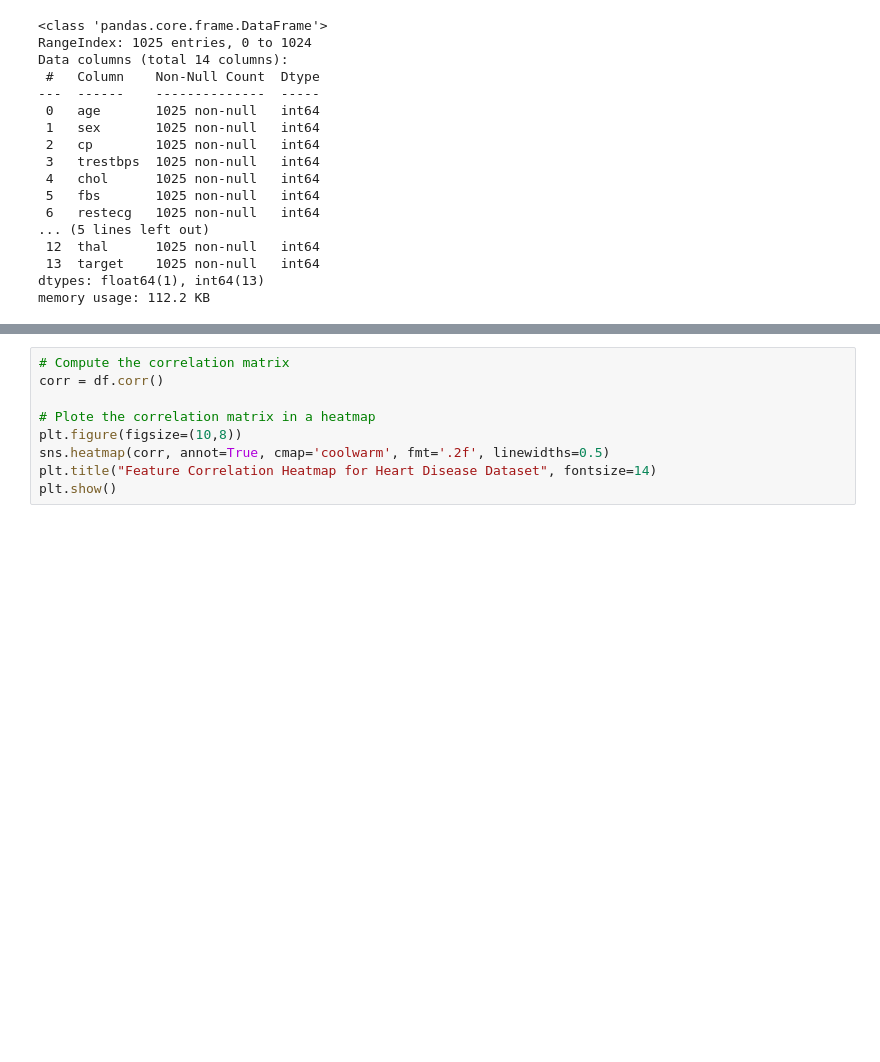
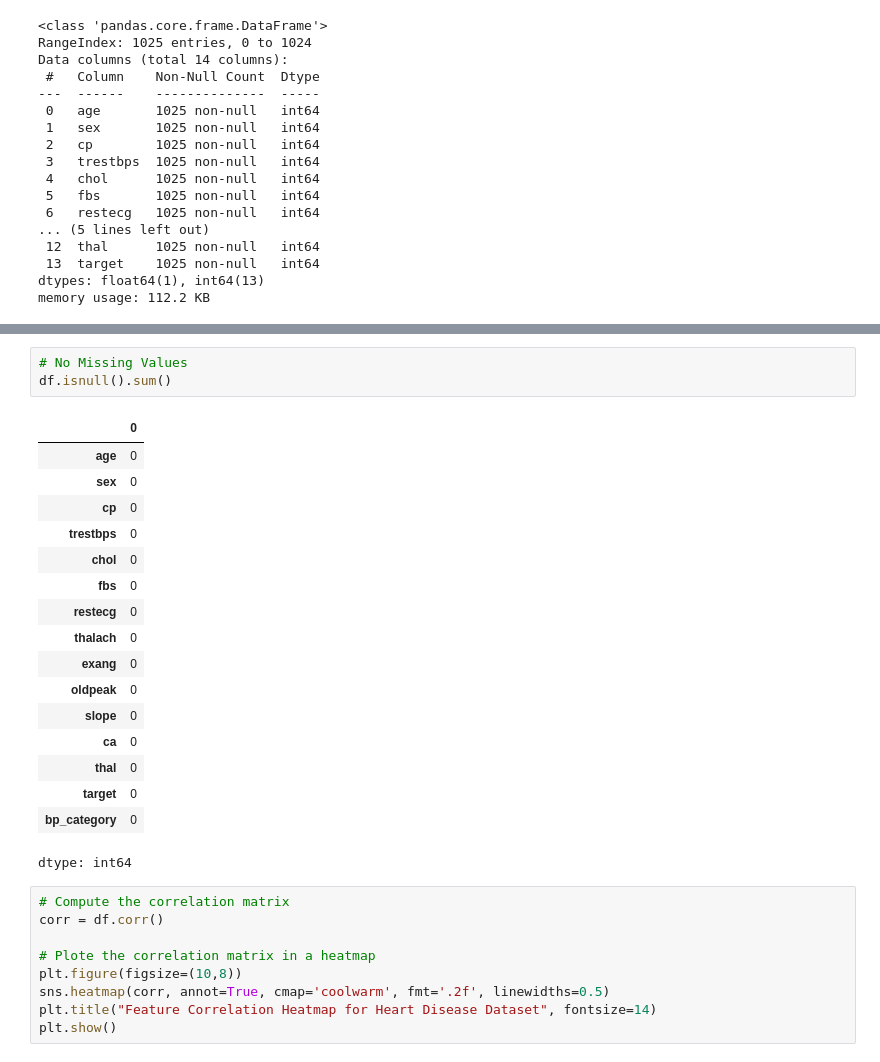
Before and after one commit to AbdallahKhalil10/Heart_Disease_Project, a Jupyter notebook: notebooks/data_preprocessing.ipynb, the cells around one changed output, grey strips where cells are left out. Saved outputs shown, nothing was run; the diff lists cells and outputs as text; blank space fills up the shorter version.

Commit message:
Update data_preprocessing file to check missing values

```diff
--- a/notebooks/data_preprocessing.ipynb
+++ b/notebooks/data_preprocessing.ipynb
@@ -53,6 +53,27 @@ df.describe()
 | 50% | 56.000000 | 1.000000 | 1.000000 | 130.000000 | 240.00000 | 0.000000 | 1.000000 | 152.000000 | 0.000000 | 0.800000 | 1.000000 | ... |
 | 75% | 61.000000 | 1.000000 | 2.000000 | 140.000000 | 275.00000 | 0.000000 | 1.000000 | 166.000000 | 1.000000 | 1.800000 | 2.000000 | ... |
 | max | 77.000000 | 1.000000 | 3.000000 | 200.000000 | 564.00000 | 1.000000 | 2.000000 | 202.000000 | 1.000000 | 6.200000 | 2.000000 | ... |
+# %%
+# No Missing Values
+df.isnull().sum()
+# %% [output]
+|  | 0 |
+| age | 0 |
+| sex | 0 |
+| cp | 0 |
+| trestbps | 0 |
+| chol | 0 |
+| fbs | 0 |
+| restecg | 0 |
+| thalach | 0 |
+| exang | 0 |
+| oldpeak | 0 |
+| slope | 0 |
+| ca | 0 |
+| thal | 0 |
+| target | 0 |
+| bp_category | 0 |
+dtype: int64
 # %%
 # Compute the correlation matrix
 corr = df.corr()
```
